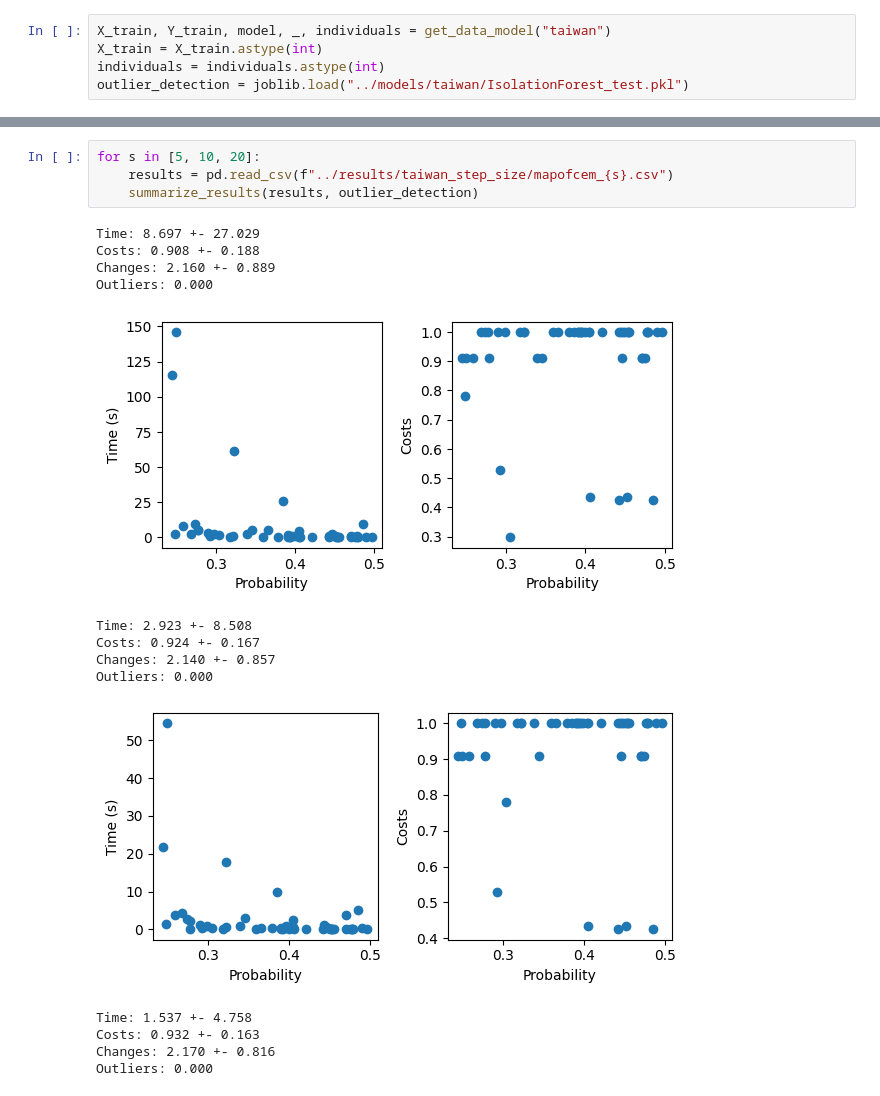
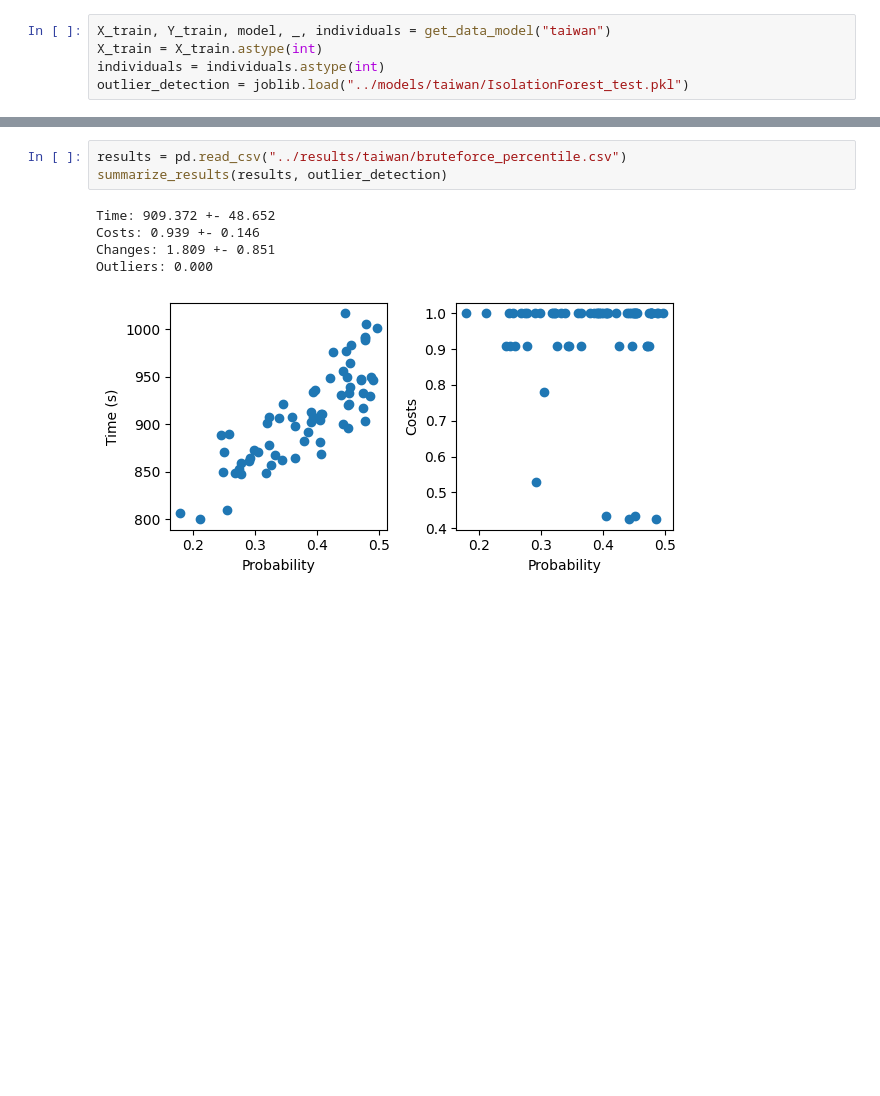
Before and after one commit to hiaac-finance/cfmining, a Jupyter notebook: notebooks/analyze_results.ipynb, the cells around one changed output, grey strips where cells are left out. Cells and saved outputs as stored; diff of their text form; blank space fills up the shorter version.

```diff
--- a/notebooks/analyze_results.ipynb
+++ b/notebooks/analyze_results.ipynb
@@ -195,19 +229,9 @@ Outliers: 0.000
 # %%
-for s in [5, 10, 20]:
-    results = pd.read_csv(f"../results/taiwan_step_size/mapofcem_{s}.csv")
-    summarize_results(results, outlier_detection)
+results = pd.read_csv("../results/taiwan/bruteforce_percentile.csv")
+summarize_results(results, outlier_detection)
 # %% [output]
-Time: 8.697 +- 27.029
-Costs: 0.908 +- 0.188
-Changes: 2.160 +- 0.889
+Time: 909.372 +- 48.652
+Costs: 0.939 +- 0.146
+Changes: 1.809 +- 0.851
 Outliers: 0.000
-[figure, old version]
+[figure, new version]
-Time: 2.923 +- 8.508
-Costs: 0.924 +- 0.167
-Changes: 2.140 +- 0.857
-Outliers: 0.000
-[figure, removed]
-Time: 1.537 +- 4.758
-Costs: 0.932 +- 0.163
-Changes: 2.170 +- 0.816
-Outliers: 0.000
```
Also changed, not shown: parts of 19 cells of this notebook, 2 other files.
